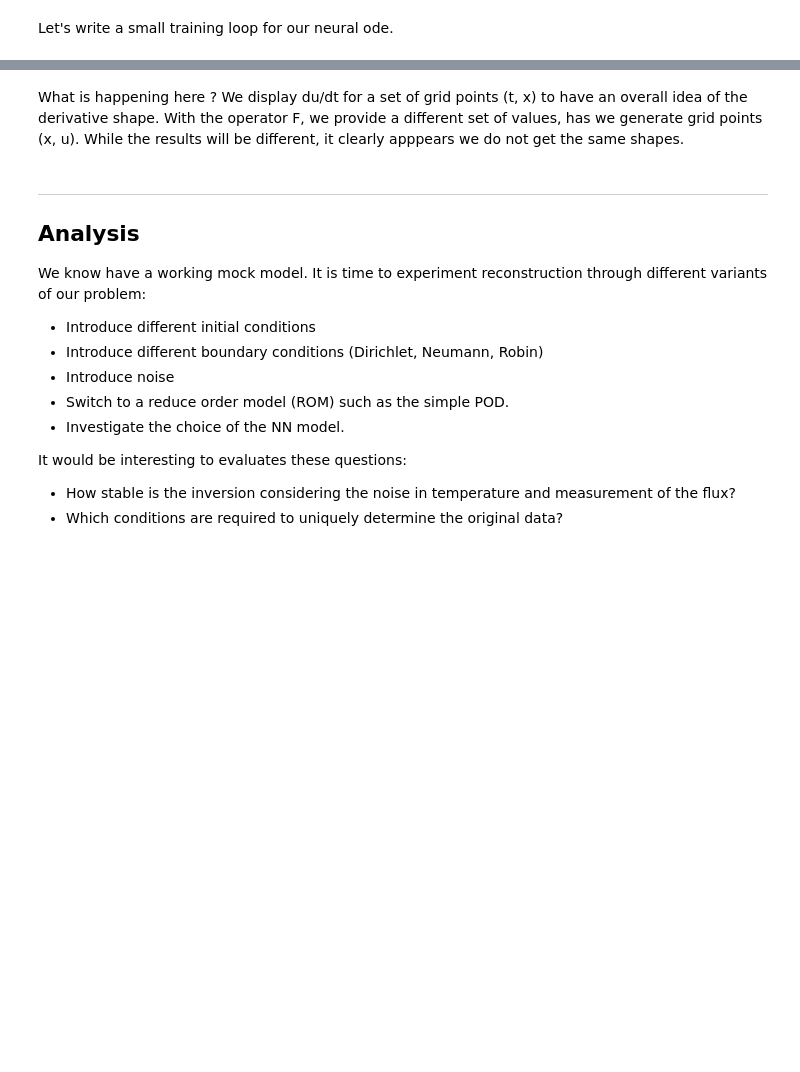
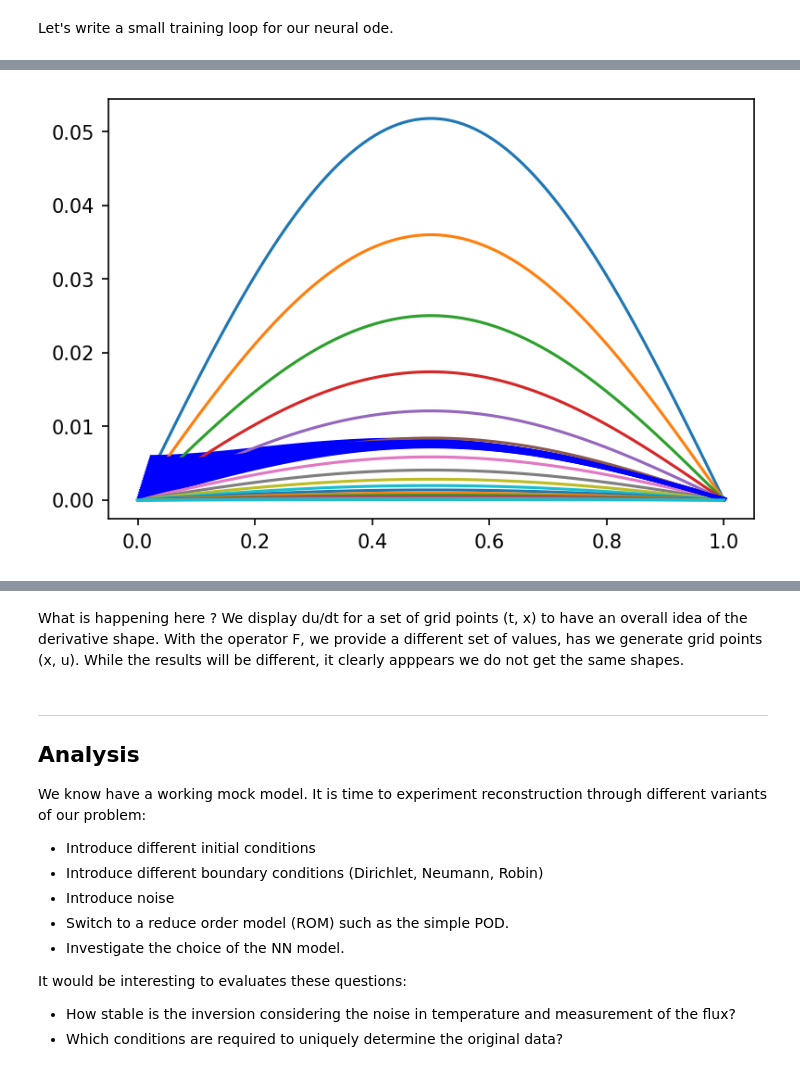
Before and after one commit to vdesgrange/closure-model, a Jupyter notebook: experiments/heat_equation_ode_solver_experiments.ipynb, the cells around one changed output, grey strips where cells are left out. Saved outputs shown, nothing was run; the diff lists cells and outputs as text; code cells hidden in the pictures; blank space fills up the shorter version.

```diff
--- a/experiments/heat_equation_ode_solver_experiments.ipynb
+++ b/experiments/heat_equation_ode_solver_experiments.ipynb
@@ -24,11 +24,11 @@ Compute the analytical solution u(t, x) and the analytical derivative by time of
 # %%
 %matplotlib notebook
 
-u_true, cn = get_heat(0.2, 0., 1., 0., 100, 100, False)
+u_true, cn = get_heat(1.0, 0.01, 1., 0., 50, 100, False)
 g_u_true = get_heat_grad_t(0.2, 0., 1., 0., 20, 50, cn)
 
 x = np.arange(0.0, 1.0, 0.01)
-outer_ani = animate_plot(u_true[1:], x)
+outer_ani = animate_plot(u_true, x)
 # %% [output]
 [interactive output not drawn]
 [interactive output not drawn]
@@ -121,7 +129,7 @@ def get_batch(t_max, t_min, x_max, x_min, t_n, x_n, x_batch_size, rand=True):
 
     return batch_t, batch_xu0, batch_xu
 # %%
-# t, b0, by = get_batch(0.2, 1., 10, 10, 5, False)
-# print(t.size())
-# print(b0.size())
-# print(by.size())
+t, b0, by = get_batch(1.0, 0.01, 1., 0.0, 30, 10, 5, False)
+print(t.size())
+print(b0.size())
+print(by.size())
@@ -174,14 +191,20 @@ def training_ode_solver_net(net, epochs=100, t_n=20, x_n=100, batch_size=10, val
 # %%
-def visualize_u_from_F(F, t, u0): # t_n, x_n, t_max, x_max, t_idx=0:
-    plt.figure(dpi=150)
-    pred_u = odeint(F, u0, t).detach().numpy()
+def visualize_u_from_F(F, t2, u0): # t_n, x_n, t_max, x_max, t_idx=0:
+    fig, ax = plt.subplots(dpi=150)
+    pred_u = odeint(F, u0, t2, method='scipy_solver').detach().numpy() # time axis is inversed compare to u_true
     color = ['b','r','g','y']
-    i = t.shape[0] - 1
+    x = np.linspace(0.0, 1.0, 100)
 
-    #plt.plot(pred_u[:, :, 0], pred_u[:, :, 1], 'b--')
+    u_true, _ = get_heat(1.0, 0.3, 1., 0., 20, 100)
 
-    for j in range(int(len(pred_u[i]))):
-        zx = pred_u[i,j,0]
-        zu = pred_u[i,j,1]
-        plt.scatter(zx, zu, s=5, c='b')
+#     i = pred_u.shape[0] - 1
+#     zx = pred_u[i,:,0]
+#     zu = pred_u[i,:,1]
+#     ax.plot(zx, zu, c='b')
+#     ax.plot(x, u_true[0, :])
+    for j in range(int(pred_u.shape[0])):
+        zx = pred_u[-j,:,0]
+        zu = pred_u[-j,:,1]
+        ax.plot(zx, zu, c='b')
+        ax.plot(x, u_true[j, :])
 # %%
@@ -209,3 +224,10 @@ epoch 60 validation loss 0.027782
+# %%
+%matplotlib inline
+
+t, u0, _ = get_batch(1.0, 0.5, 1.0, 0.0, 20, 100, 100, False)
+visualize_u_from_F(F, t, u0)
+# %% [output]
+[figure, added]
 # %%
 def visualize_F_with_u(F, t_n=20, x_n=100):
     u, x = np.mgrid[-0.2:0.2:10j, 0.:1.:10j]
```
Also changed, not shown: parts of 12 cells of this notebook.
